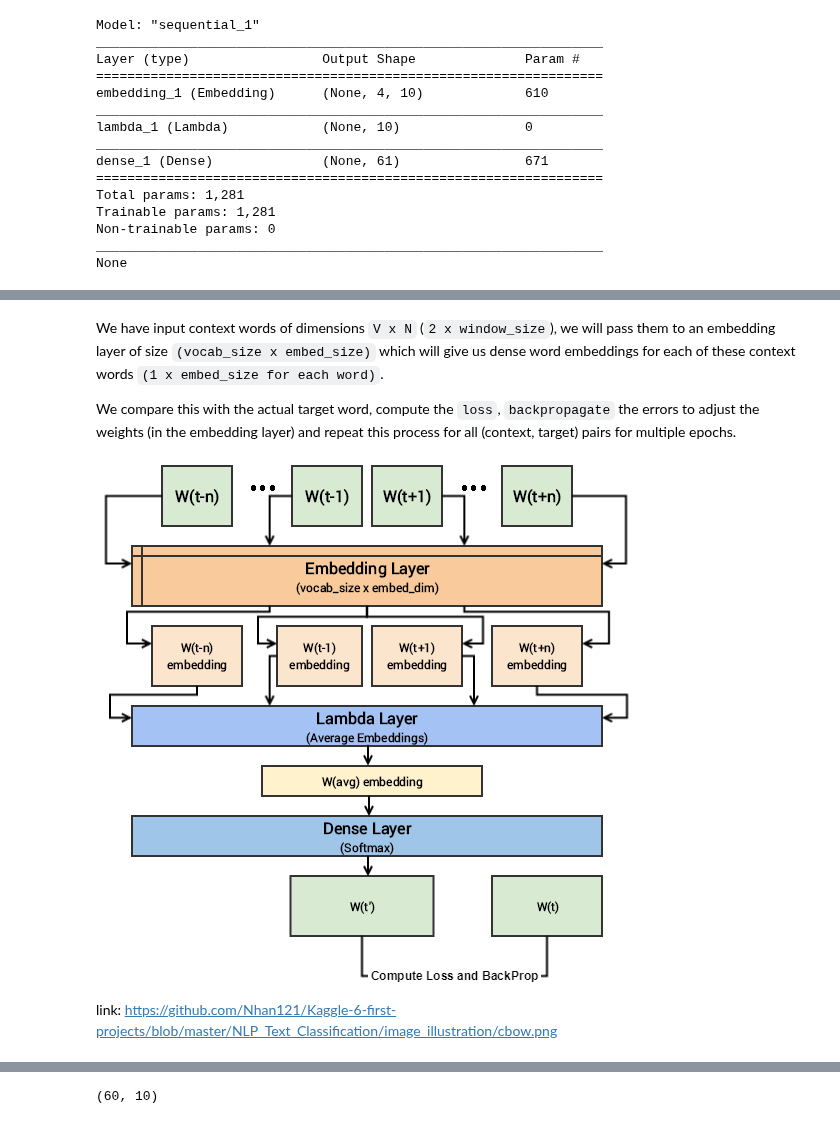
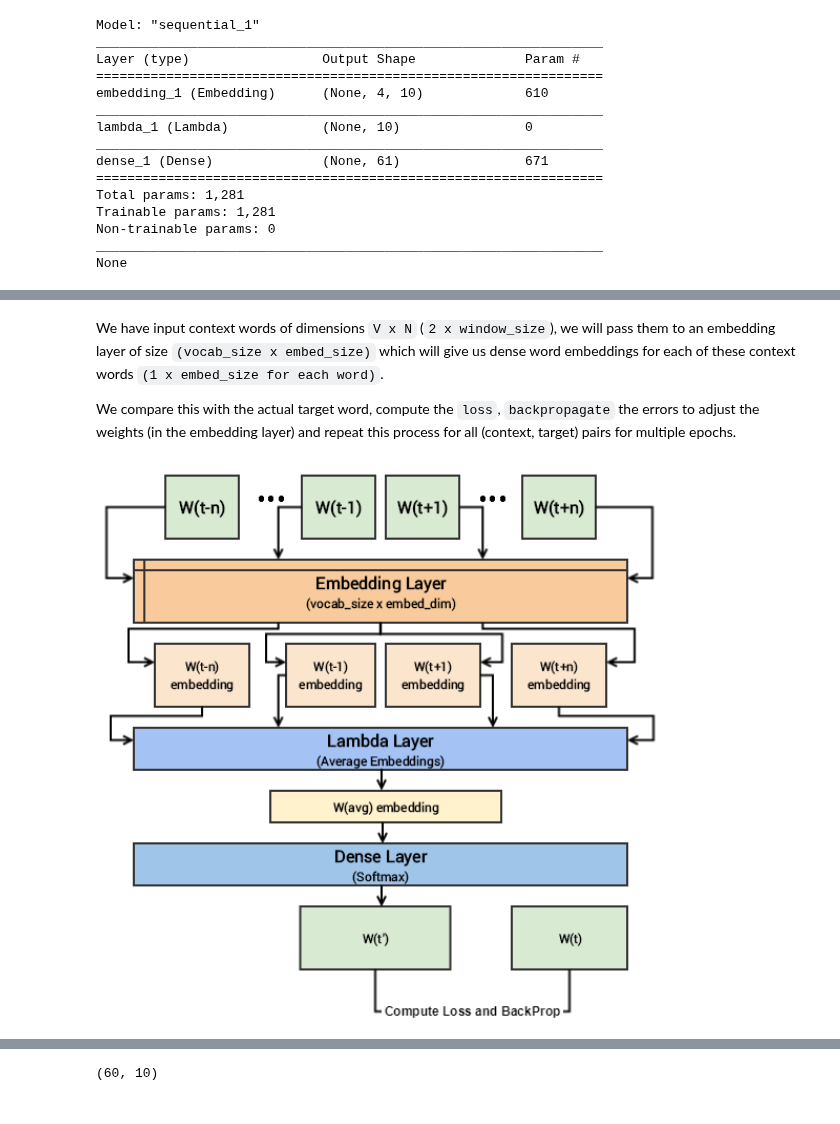
Before and after one commit to NhanDoV/Lectures_notes-teaching-in-VN-, a Jupyter notebook: Statistics/NLP/Embedding.ipynb, the cells around one changed output, grey strips where cells are left out. Drawn from its saved outputs; the diff is of its cells as text; code cells hidden in the pictures.

```diff
--- a/Statistics/NLP/Embedding.ipynb
+++ b/Statistics/NLP/Embedding.ipynb
@@ -989,7 +992,7 @@ SVG(model_to_dot(cbow, show_shapes = True, show_layer_names=False, dpi = 70,
 We have input context words of dimensions `V x N` (`2 x window_size`), we will pass them to an embedding layer of size `(vocab_size x embed_size)` which will give us dense word embeddings for each of these context words `(1 x embed_size for each word)`.
 
 We compare this with the actual target word, compute the `loss`, `backpropagate` the errors to adjust the weights (in the embedding layer) and repeat this process for all (context, target) pairs for multiple epochs.
-
-![cbow.png](attachment:cbow.png)
-
-link: https://github.com/Nhan121/Kaggle-6-first-projects/blob/master/NLP_Text_Classification/image_illustration/cbow.png
+# %%
+display(Image(r"C:\Users\Admin\Desktop\Nhan_pro\Data\cbow.png", width=690, height=400, unconfined=True))
+# %% [output]
+[figure, added]
```
Also changed, not shown: parts of 10 cells of this notebook.
